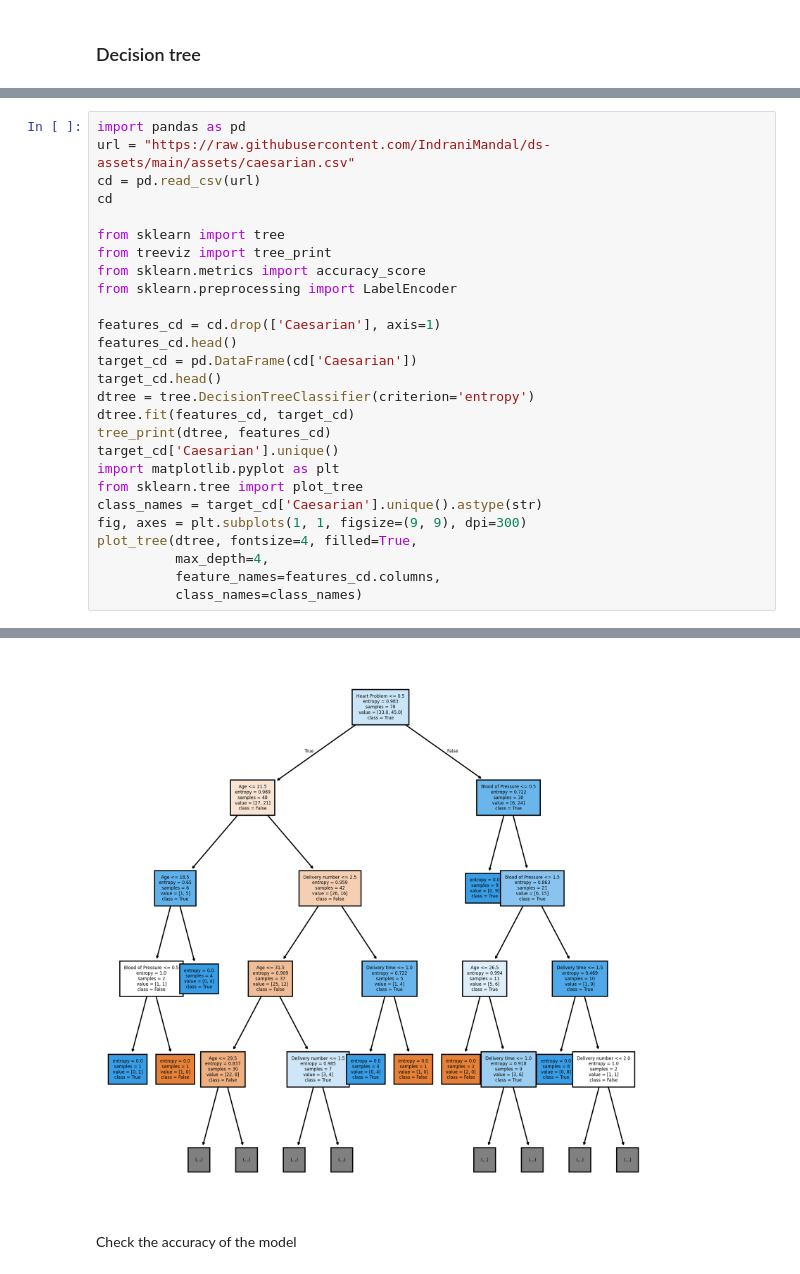
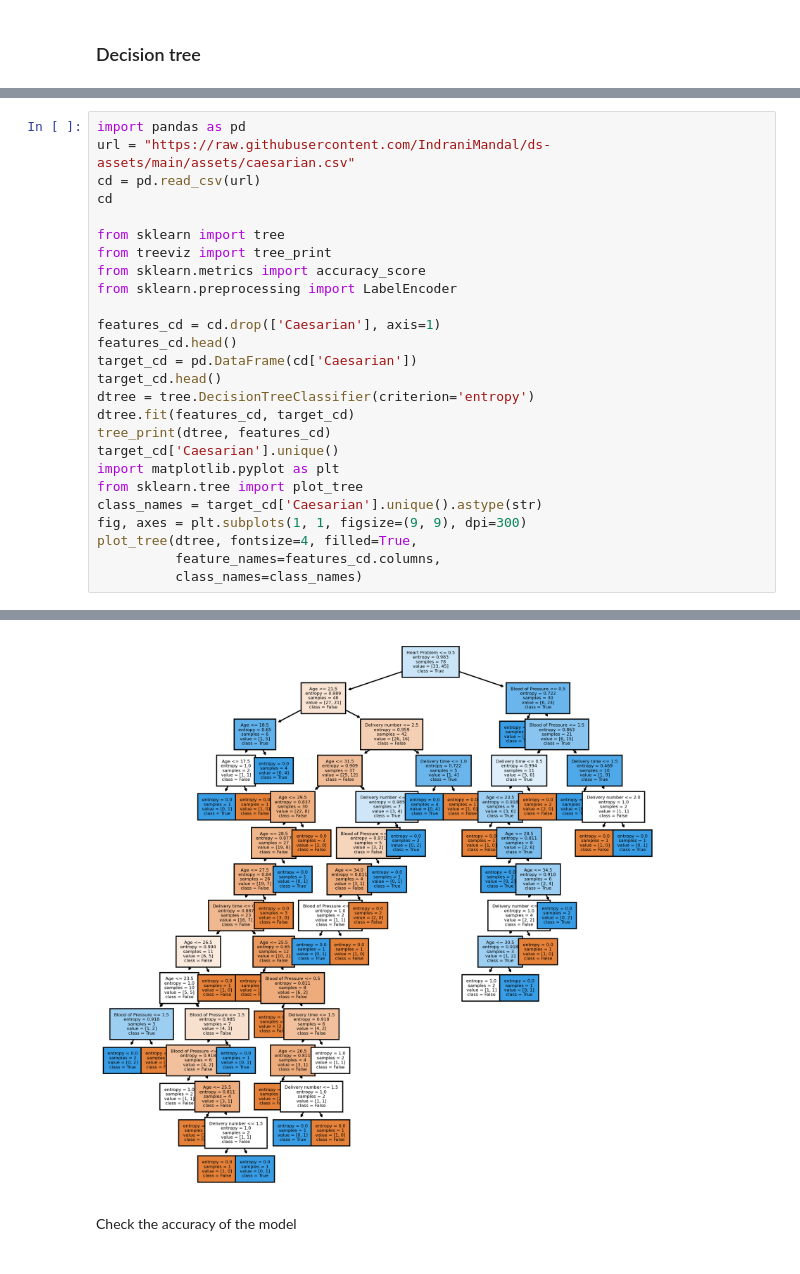
Before and after one commit to Eldemelo/Classes, a Jupyter notebook: CSC310/Homework/Week_2/homework_5.ipynb, the cells around one changed output, grey strips where cells are left out. Saved outputs shown, nothing was run; the diff lists cells and outputs as text.

```diff
--- a/CSC310/Homework/Week_2/homework_5.ipynb
+++ b/CSC310/Homework/Week_2/homework_5.ipynb
@@ -103,7 +103,6 @@ from sklearn.tree import plot_tree
 class_names = target_cd['Caesarian'].unique().astype(str)
 fig, axes = plt.subplots(1, 1, figsize=(9, 9), dpi=300)
 plot_tree(dtree, fontsize=4, filled=True,
-          max_depth=4,
           feature_names=features_cd.columns,
           class_names=class_names)
 # %% [output]
@@ -144,4 +143,4 @@ Tree Depth:  13
-[figure, old version]
+[figure, new version]
 # %% [markdown]
 Check the accuracy of the model
 # %%
```
Also changed, not shown: parts of 9 cells of this notebook.
